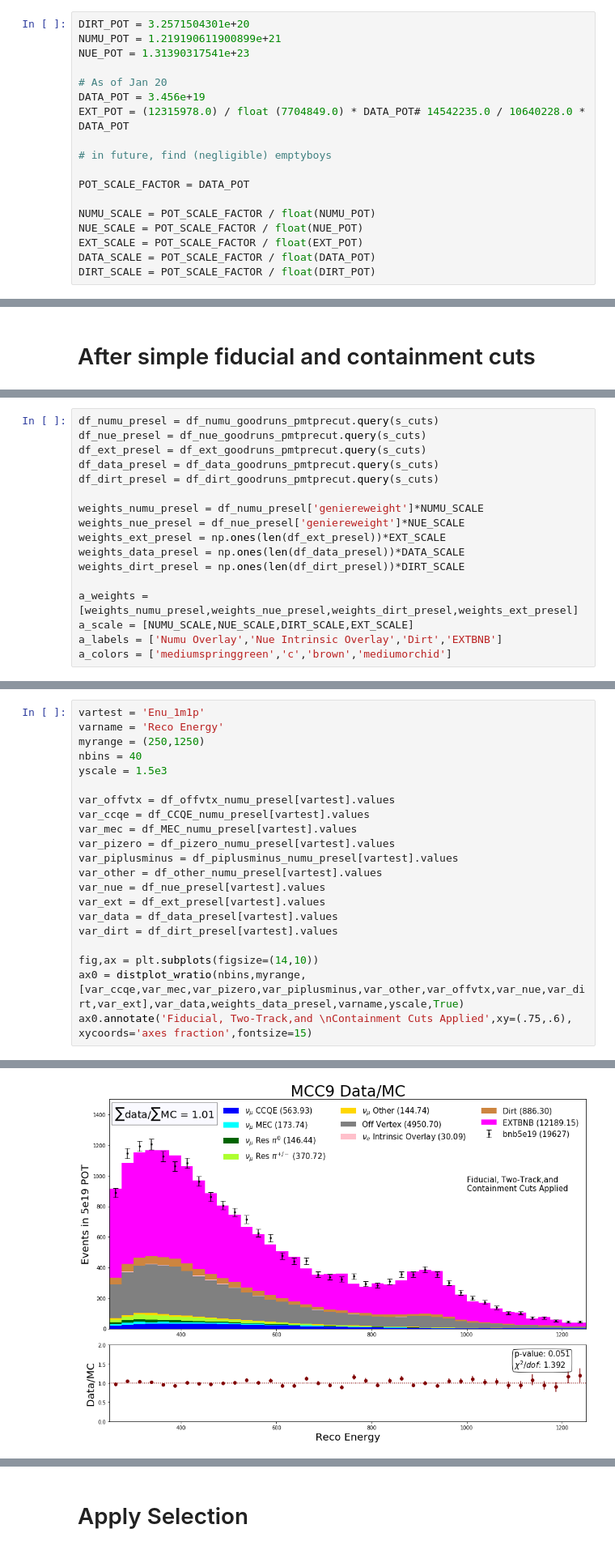
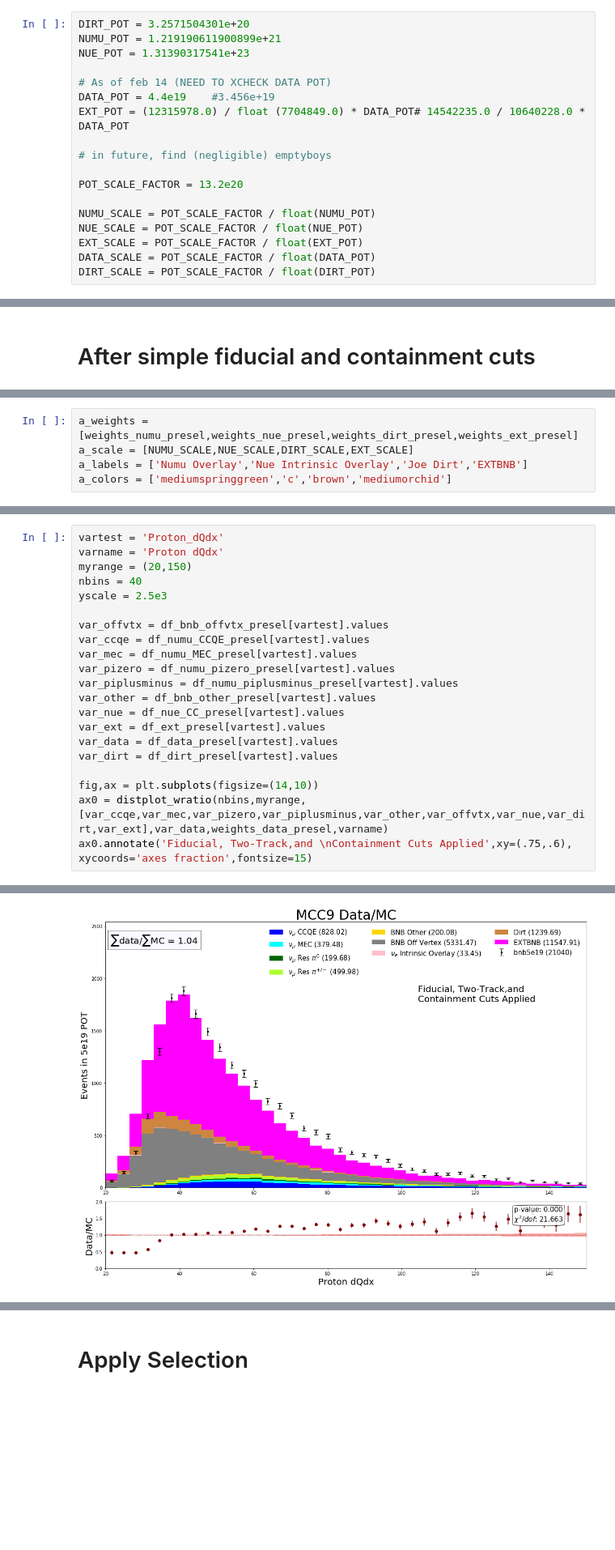
Before and after one commit to LArbys/1L1PSelection, a Jupyter notebook: DL_1mu1p_selection-prime.ipynb, the cells around one changed output, grey strips where cells are left out. Shown at 81% size. Cells and saved outputs as stored; diff of their text form; blank space fills up the shorter version.

```diff
--- a/DL_1mu1p_selection-prime.ipynb
+++ b/DL_1mu1p_selection-prime.ipynb
@@ -89,13 +115,13 @@ DIRT_POT = 3.2571504301e+20
 NUMU_POT = 1.219190611900899e+21
 NUE_POT = 1.31390317541e+23
 
-# As of Jan 20
-DATA_POT = 3.456e+19
+# As of feb 14 (NEED TO XCHECK DATA POT)
+DATA_POT = 4.4e19    #3.456e+19
 EXT_POT = (12315978.0) / float (7704849.0) * DATA_POT# 14542235.0 / 10640228.0 * DATA_POT
 
 # in future, find (negligible) emptyboys
 
-POT_SCALE_FACTOR = DATA_POT
+POT_SCALE_FACTOR = 13.2e20
 
 NUMU_SCALE = POT_SCALE_FACTOR / float(NUMU_POT)
 NUE_SCALE = POT_SCALE_FACTOR / float(NUE_POT)
@@ -128,19 +150,7 @@ for ln in s_ano_simple_w:
 # %%
-df_numu_presel = df_numu_goodruns_pmtprecut.query(s_cuts)
-df_nue_presel = df_nue_goodruns_pmtprecut.query(s_cuts)
-df_ext_presel = df_ext_goodruns_pmtprecut.query(s_cuts)
-df_data_presel = df_data_goodruns_pmtprecut.query(s_cuts)
-df_dirt_presel = df_dirt_goodruns_pmtprecut.query(s_cuts)
-
-weights_numu_presel = df_numu_presel['geniereweight']*NUMU_SCALE
-weights_nue_presel = df_nue_presel['geniereweight']*NUE_SCALE
-weights_ext_presel = np.ones(len(df_ext_presel))*EXT_SCALE
-weights_data_presel = np.ones(len(df_data_presel))*DATA_SCALE
-weights_dirt_presel = np.ones(len(df_dirt_presel))*DIRT_SCALE
-
 a_weights = [weights_numu_presel,weights_nue_presel,weights_dirt_presel,weights_ext_presel]
 a_scale = [NUMU_SCALE,NUE_SCALE,DIRT_SCALE,EXT_SCALE]
-a_labels = ['Numu Overlay','Nue Intrinsic Overlay','Dirt','EXTBNB']
+a_labels = ['Numu Overlay','Nue Intrinsic Overlay','Joe Dirt','EXTBNB']
 a_colors = ['mediumspringgreen','c','brown','mediumorchid']
 # %%
 var_numu = df_numu_presel['Enu_1m1p'].values
@@ -191,22 +282,22 @@ a_colors = ['blue','cyan','darkgreen','greenyellow','gold','grey','pink','peru',
 # %%
-vartest = 'Enu_1m1p'
-varname = 'Reco Energy'
-myrange = (250,1250)
+vartest = 'Proton_dQdx'
+varname = 'Proton dQdx'
+myrange = (20,150)
 nbins = 40
-yscale = 1.5e3
+yscale = 2.5e3
 
-var_offvtx = df_offvtx_numu_presel[vartest].values
-var_ccqe = df_CCQE_numu_presel[vartest].values
-var_mec = df_MEC_numu_presel[vartest].values
-var_pizero = df_pizero_numu_presel[vartest].values
-var_piplusminus = df_piplusminus_numu_presel[vartest].values
-var_other = df_other_numu_presel[vartest].values
-var_nue = df_nue_presel[vartest].values
+var_offvtx = df_bnb_offvtx_presel[vartest].values
+var_ccqe = df_numu_CCQE_presel[vartest].values
+var_mec = df_numu_MEC_presel[vartest].values
+var_pizero = df_numu_pizero_presel[vartest].values
+var_piplusminus = df_numu_piplusminus_presel[vartest].values
+var_other = df_bnb_other_presel[vartest].values
+var_nue = df_nue_CC_presel[vartest].values
 var_ext = df_ext_presel[vartest].values
 var_data = df_data_presel[vartest].values
 var_dirt = df_dirt_presel[vartest].values
 
 fig,ax = plt.subplots(figsize=(14,10))
-ax0 = distplot_wratio(nbins,myrange,[var_ccqe,var_mec,var_pizero,var_piplusminus,var_other,var_offvtx,var_nue,var_dirt,var_ext],var_data,weights_data_presel,varname,yscale,True)
+ax0 = distplot_wratio(nbins,myrange,[var_ccqe,var_mec,var_pizero,var_piplusminus,var_other,var_offvtx,var_nue,var_dirt,var_ext],var_data,weights_data_presel,varname)
 ax0.annotate('Fiducial, Two-Track,and \nContainment Cuts Applied',xy=(.75,.6), xycoords='axes fraction',fontsize=15)
 # %% [output]
@@ -216,2 +309,2 @@ Text(0.75, 0.6, 'Fiducial, Two-Track,and \nContainment Cuts Applied')
-[figure, old version]
+[figure, new version]
 # %%
```
Also changed, not shown: parts of 84 cells of this notebook, 2 other files.
